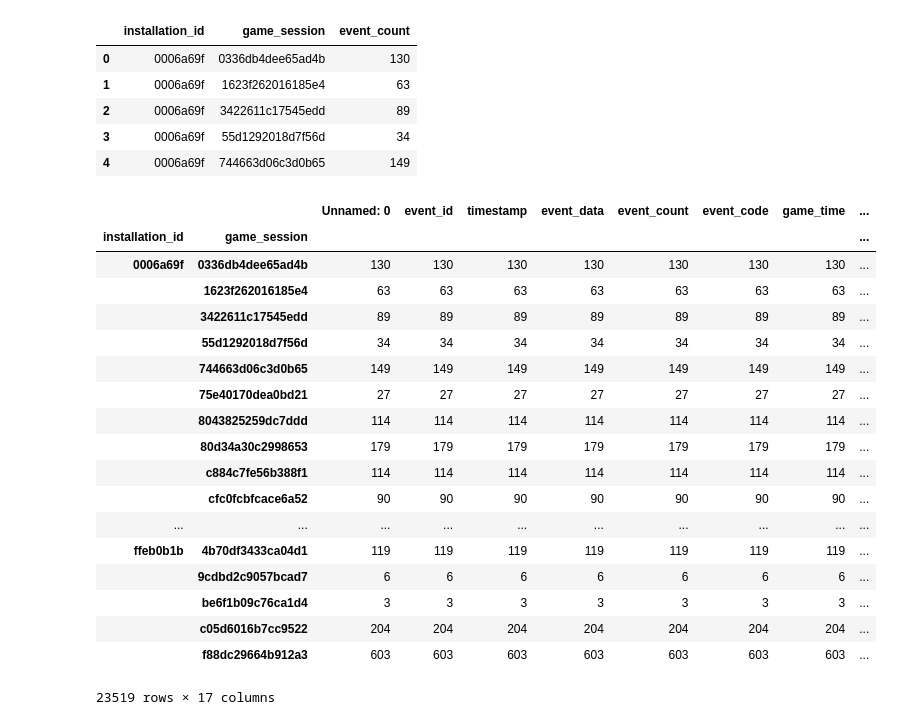
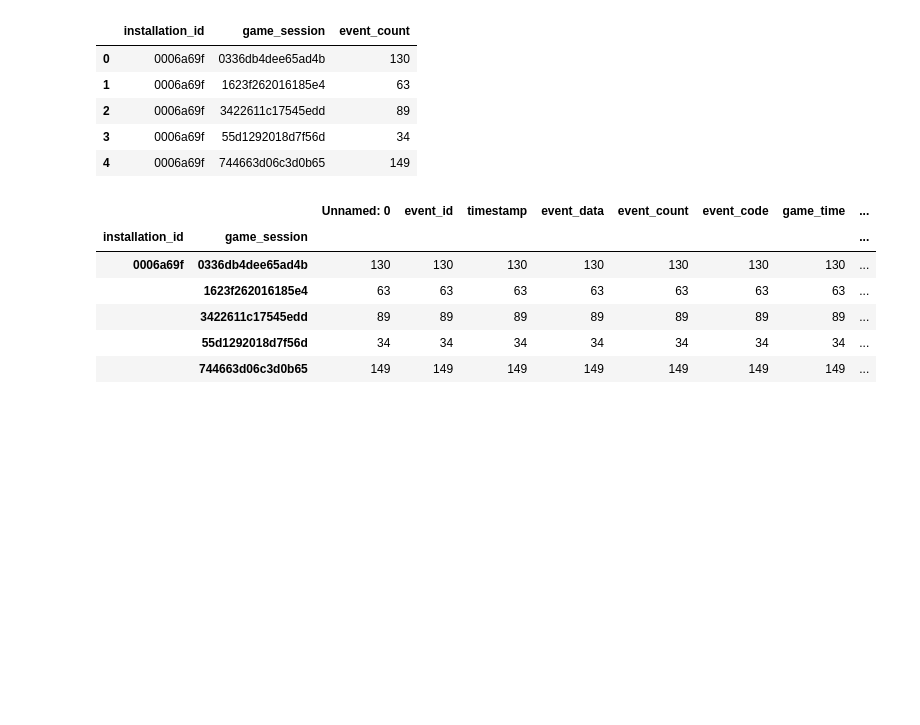
Before and after one commit to cats-in-the-hat/PBS-KIDS2, a Jupyter notebook: cris_ntbk.ipynb, the cells around one changed output. Saved outputs shown, nothing was run; the diff lists cells and outputs as text; code cells hidden in the pictures; blank space fills up the shorter version.

```diff
--- a/cris_ntbk.ipynb
+++ b/cris_ntbk.ipynb
@@ -1183,7 +1203,7 @@ aggregated["group"] = np.select(condition, choice, np.nan)
 # %%
 game_only = game_only[game_only.event_code != 2000]
-game_only.game_time = game_only.game_time / 60_000
-sum_game_time = game_only.groupby("installation_id")[["game_time"]].sum().rename(columns={"game_time":"total_game_time"})
+game_only.game_time = game_only.game_time / 360_000
+sum_game_time = game_only.groupby(["installation_id","game_session"])[["game_time"]].sum().groupby("installation_id").sum().rename(columns={"game_time":"total_game_time"})
 aggregated = aggregated.join(sum_game_time).fillna(0)
 # %%
 no_ev = game_only.groupby(["installation_id","game_session"])[["event_count"]].count().reset_index()
@@ -1199,24 +1219,12 @@ no_ev.head()
 # %%
 no_ses = game_only.groupby(["installation_id","game_session"]).count()
 # %%
-no_ses
+no_ses.head()
 # %% [output]
 |  |  | Unnamed: 0 | event_id | timestamp | event_data | event_count | event_code | game_time | ... |
 | installation_id | game_session |  |  |  |  |  |  |  | ... |
 | 0006a69f | 0336db4dee65ad4b | 130 | 130 | 130 | 130 | 130 | 130 | 130 | ... |
 |  | 1623f262016185e4 | 63 | 63 | 63 | 63 | 63 | 63 | 63 | ... |
 |  | 3422611c17545edd | 89 | 89 | 89 | 89 | 89 | 89 | 89 | ... |
 |  | 55d1292018d7f56d | 34 | 34 | 34 | 34 | 34 | 34 | 34 | ... |
 |  | 744663d06c3d0b65 | 149 | 149 | 149 | 149 | 149 | 149 | 149 | ... |
-|  | 75e40170dea0bd21 | 27 | 27 | 27 | 27 | 27 | 27 | 27 | ... |
-|  | 8043825259dc7ddd | 114 | 114 | 114 | 114 | 114 | 114 | 114 | ... |
-|  | 80d34a30c2998653 | 179 | 179 | 179 | 179 | 179 | 179 | 179 | ... |
-|  | c884c7fe56b388f1 | 114 | 114 | 114 | 114 | 114 | 114 | 114 | ... |
-|  | cfc0fcbfcace6a52 | 90 | 90 | 90 | 90 | 90 | 90 | 90 | ... |
-| ... | ... | ... | ... | ... | ... | ... | ... | ... | ... |
-| ffeb0b1b | 4b70df3433ca04d1 | 119 | 119 | 119 | 119 | 119 | 119 | 119 | ... |
-|  | 9cdbd2c9057bcad7 | 6 | 6 | 6 | 6 | 6 | 6 | 6 | ... |
-|  | be6f1b09c76ca1d4 | 3 | 3 | 3 | 3 | 3 | 3 | 3 | ... |
-|  | c05d6016b7cc9522 | 204 | 204 | 204 | 204 | 204 | 204 | 204 | ... |
-|  | f88dc29664b912a3 | 603 | 603 | 603 | 603 | 603 | 603 | 603 | ... |
-23519 rows × 17 columns
```
Also changed, not shown: parts of 10 cells of this notebook, 1 other file.
